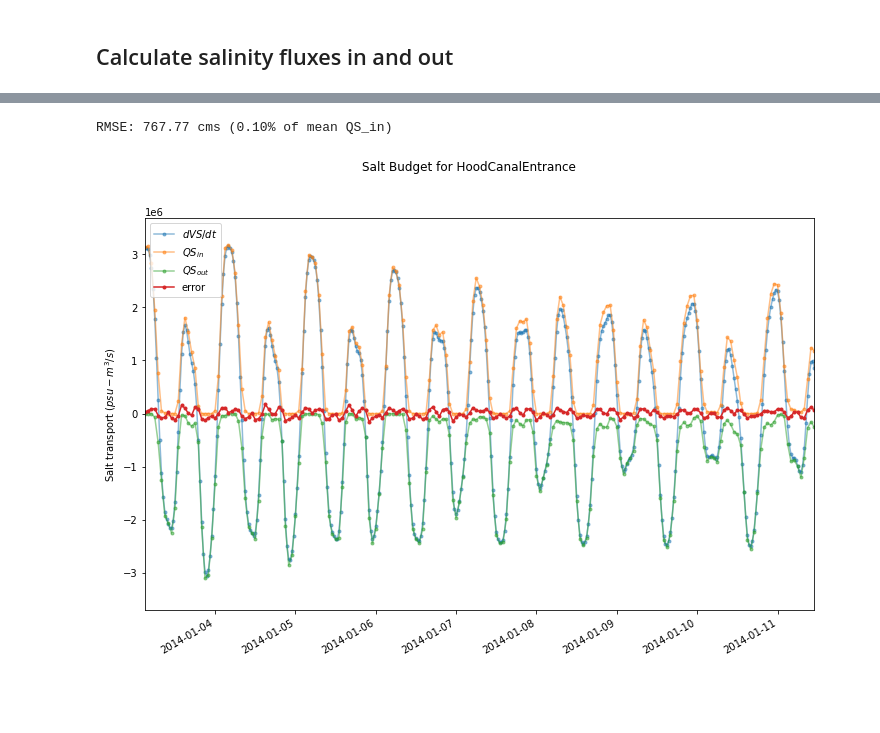
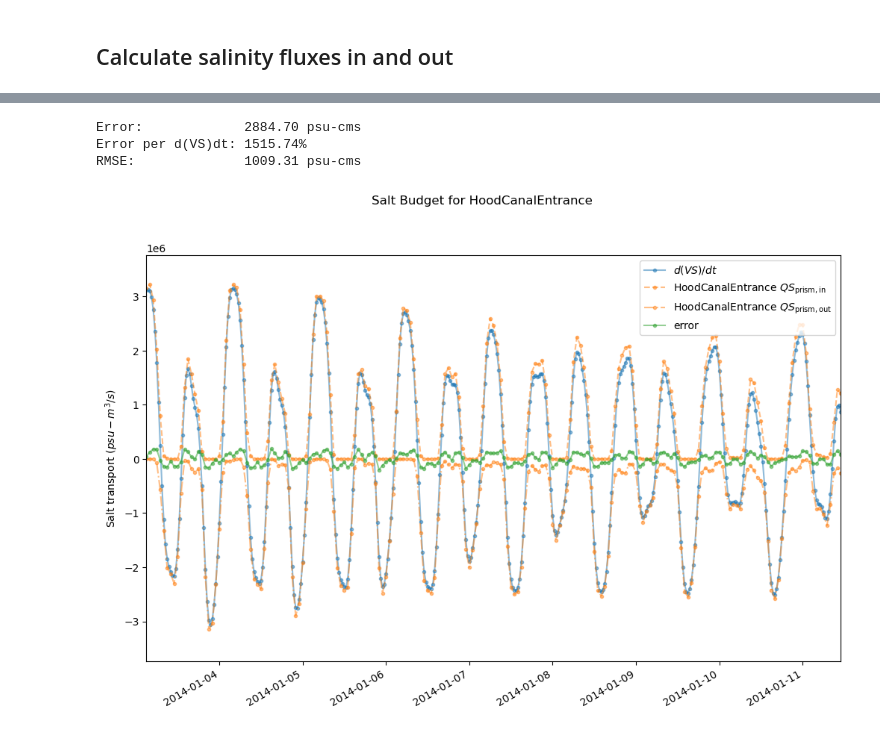
Before and after one commit to bedaro/ssm-analysis, a Jupyter notebook: transport/TEFBudget.ipynb, the cells around one changed output, grey strips where cells are left out. Saved outputs shown, nothing was run; the diff lists cells and outputs as text; code cells hidden in the pictures; blank space fills up the shorter version.

```diff
--- a/transport/TEFBudget.ipynb
+++ b/transport/TEFBudget.ipynb
@@ -490,4 +477,11 @@ masked_array(data=[-1561761.3226718185, -675729.0238060511,
 # %%
-print('dVSdt   ', dVSdt.shape)
-print('QSin/out', qs_in[onesect].shape)
+model_salt_df = pd.DataFrame({'$d(VS)/dt$': dVSdt[:right_cut_model-1]}, index=model_dates)
+salt_section_data = {}
+for x in section_names:
+    salt_section_data[x + ' $QS_\mathrm{prism,in}$'] = qs_in[x]
+    salt_section_data[x + ' $QS_\mathrm{prism,out}$'] = qs_out[x]
+salt_budget = model_salt_df.merge(pd.DataFrame(salt_section_data, index=section_dates),
+                                  how='left', left_index=True, right_index=True)
+salt_budget['error'] = -salt_budget['$d(VS)/dt$'] + salt_budget[salt_budget.columns[salt_budget.columns != '$d(VS)/dt$']].sum(1, skipna=False)
+salt_budget.tail()
 # %% [output]
@@ -517,25 +494,33 @@ if tide_avg:
-# %%
-qs_in_total = np.sum([qs_in[s] for s in section_names], axis=0)
-qs_out_total = np.sum([qs_out[s] for s in section_names], axis=0)
-error = (-dVSdt_section + qs_in_total + qs_out_total)
-fig, ax = plt.subplots(figsize=(12,8))
-ax.plot(model_dates, dVSdt, '.-', label='$dVS/dt$', alpha=0.5)
-#for s in section_names:
-#    l = ax.plot(dates, qs_in[s], '--', label=f'{s} $Q_{{in}}$', alpha=0.5)
-#    ax.plot(dates, qs_out[s], '-.', color=l[0].get_color(), label=f'{s} $Q_{{out}}$', alpha=0.5)
-ax.plot(section_dates, qs_in_total, '.-', label='$QS_{in}$', alpha=0.5)
-ax.plot(section_dates, qs_out_total, '.-', label='$QS_{out}$', alpha=0.5)
-ax.plot(section_dates, error, '.-', label='error')
-if not tide_avg:
-    ax.set(xbound=(section_dates[50], section_dates[250]))
-ax.set(ylabel="Salt transport ($psu-m^3/s$)")
-ax.legend()
-fig.autofmt_xdate()
-fig.suptitle(f'Salt Budget for {", ".join(section_names)}')
-errors_nonan = error[~np.isnan(error)]
-rmse = np.sqrt((errors_nonan ** 2).sum())/len(errors_nonan)
-error_per_qsin = np.nan if rivers_interp.mean() == 0 else rmse / qs_in_total[~np.isnan(qs_in_total)].mean()
-print(f'RMSE: {rmse:.2f} cms ({error_per_qsin * 100:.2f}% of mean QS_in)')
-# %% [output]
-RMSE: 767.77 cms (0.10% of mean QS_in)
-[figure, removed]
+# %%
+fig, ax = plt.subplots(figsize=(12,8))
+l = None
+for c in salt_budget.columns:
+    color = None
+    if c[-5:-2] == 'out':
+        color = l[0].get_color()
+        linestyle = '.-.'
+    elif c[-4:-2] == 'in':
+        linestyle = '.--'
+    else:
+        linestyle = '.-'
+    l = ax.plot(salt_budget[c].dropna(), linestyle, color=color, label=c, alpha=0.5)
+if not tide_avg:
+    ax.set(xbound=(section_dates[50], section_dates[250]))
+ax.set(ylabel="Salt transport ($psu-m^3/s$)")
+ax.legend()
+fig.autofmt_xdate()
+fig.suptitle(f'Salt Budget for {", ".join(section_names)}')
+
+salt_error = salt_budget[['$d(VS)/dt$','error']].dropna()[fudge:]
+mean_salt_error = salt_error['error'].mean()
+error_per_dvsdt = np.abs(mean_salt_error / salt_error['$d(VS)/dt$'][fudge:].mean())
+rmse = np.sqrt((salt_error['error'] ** 2).sum())/len(salt_error['error'])
+
+print(f'Error:             {mean_salt_error:.2f} psu-cms')
+print(f'Error per d(VS)dt: {error_per_dvsdt*100:.2f}%')
+print(f'RMSE:              {rmse:.2f} psu-cms')
+# %% [output]
+Error:             2884.70 psu-cms
+Error per d(VS)dt: 1515.74%
+RMSE:              1009.31 psu-cms
+[figure, added]
```
Also changed, not shown: parts of 24 cells of this notebook, 8 other files.
